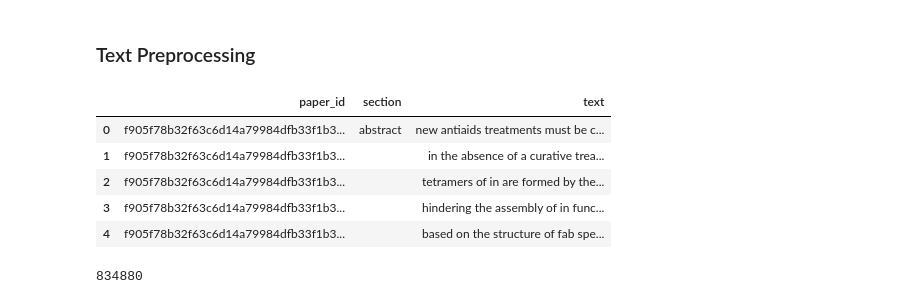
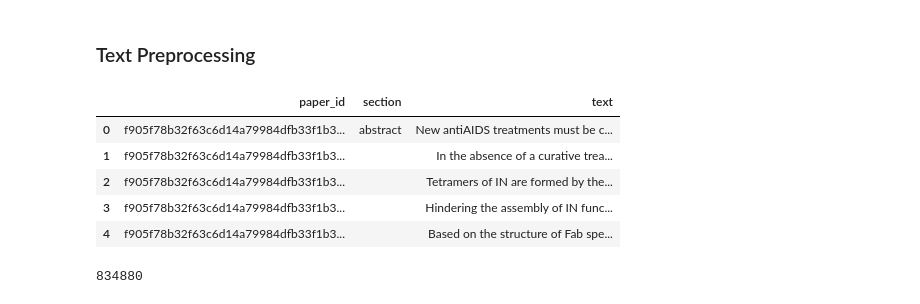
Before and after one commit to elilaird/COVID-19-Open-Research-Dataset-Challenge, a Jupyter notebook: CORD-19-Topic-Modeling.ipynb, the cells around one changed output. Drawn from its saved outputs; the diff is of its cells as text; code cells hidden in the pictures.

```diff
--- a/CORD-19-Topic-Modeling.ipynb
+++ b/CORD-19-Topic-Modeling.ipynb
@@ -153,23 +161,21 @@ full_corpus.head()
 # %%
 import re
 import string
 
 punct_table = str.maketrans('', '', string.punctuation)
 
 #remove punctuation
 full_corpus['text'] = full_corpus['text'].map(lambda x: x.translate(punct_table))
 
-#convert to lowercase
-full_corpus['text'] = full_corpus['text'].map(lambda x: x.lower())
 
 full_corpus.head()
 # %% [output]
 |  | paper_id | section | text |
-| 0 | f905f78b32f63c6d14a79984dfb33f1b3... | abstract | new antiaids treatments must be c... |
-| 1 | f905f78b32f63c6d14a79984dfb33f1b3... |  | in the absence of a curative trea... |
-| 2 | f905f78b32f63c6d14a79984dfb33f1b3... |  | tetramers of in are formed by the... |
-| 3 | f905f78b32f63c6d14a79984dfb33f1b3... |  | hindering the assembly of in func... |
-| 4 | f905f78b32f63c6d14a79984dfb33f1b3... |  | based on the structure of fab spe... |
+| 0 | f905f78b32f63c6d14a79984dfb33f1b3... | abstract | New antiAIDS treatments must be c... |
+| 1 | f905f78b32f63c6d14a79984dfb33f1b3... |  | In the absence of a curative trea... |
+| 2 | f905f78b32f63c6d14a79984dfb33f1b3... |  | Tetramers of IN are formed by the... |
+| 3 | f905f78b32f63c6d14a79984dfb33f1b3... |  | Hindering the assembly of IN func... |
+| 4 | f905f78b32f63c6d14a79984dfb33f1b3... |  | Based on the structure of Fab spe... |
 # %%
 len(full_corpus.index)
 # %% [output]
```
Also changed, not shown: parts of 15 cells of this notebook.
